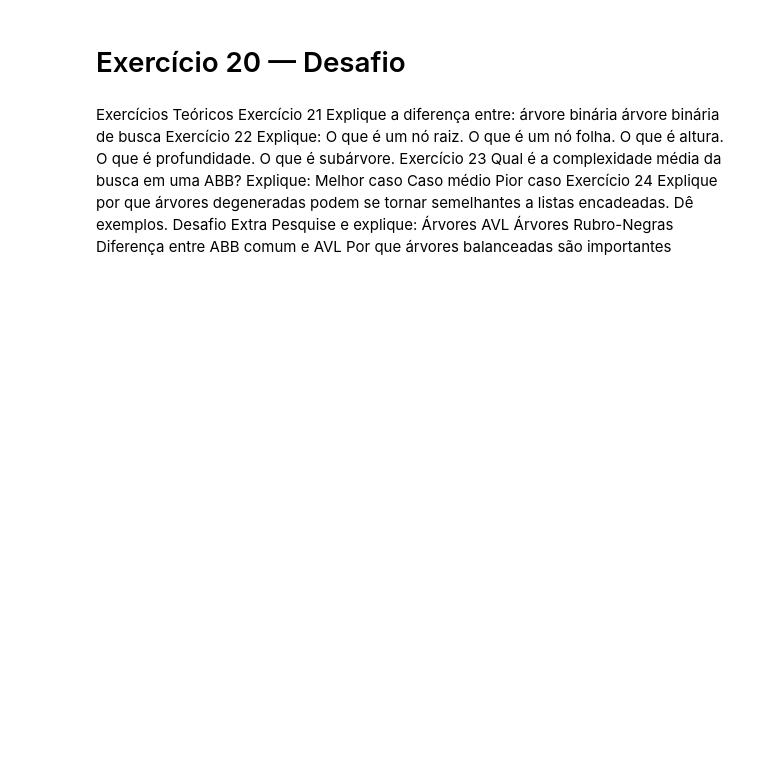
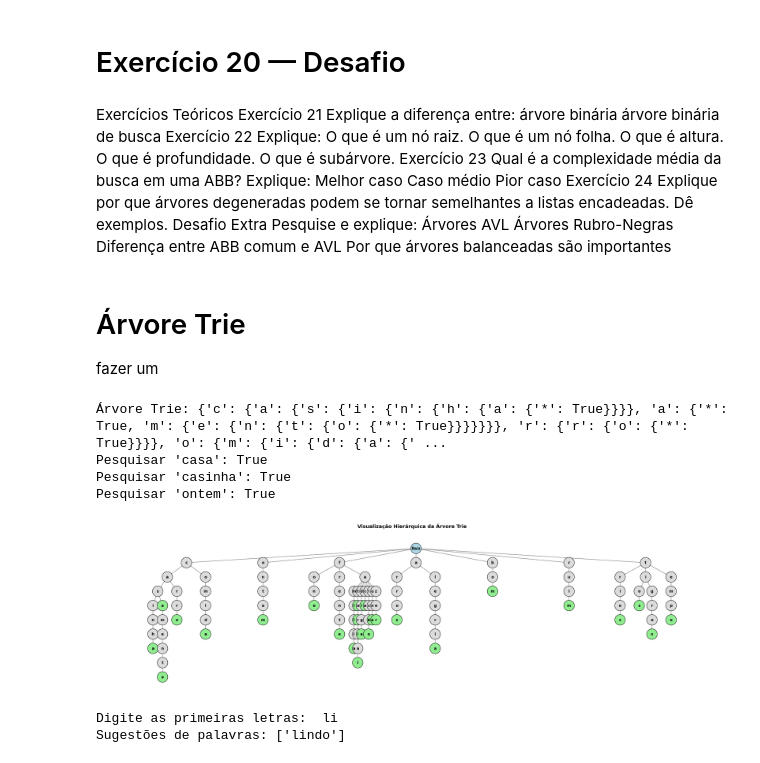
Before and after one commit to moh4b-z/uniSENAI, a Jupyter notebook: Semestre_1/Estrutura_de_dados/listas_de_exercicios_avore.ipynb, the cells around one changed output. Saved outputs shown, nothing was run; the diff lists cells and outputs as text; code cells hidden in the pictures; blank space fills up the shorter version.

```diff
--- a/Semestre_1/Estrutura_de_dados/listas_de_exercicios_avore.ipynb
+++ b/Semestre_1/Estrutura_de_dados/listas_de_exercicios_avore.ipynb
@@ -127,3 +127,43 @@ Pesquise e explique:
 Árvores Rubro-Negras
 Diferença entre ABB comum e AVL
 Por que árvores balanceadas são importantes
+# %% [markdown]
+# Árvore Trie
+
+fazer um
+# %%
+# Árvore Trie
+
+avore_trie = {}
+
+def adicionar_palavra(arvore, palavra):
+    atual = arvore
+
+    for letra in palavra:
+        if letra not in atual:
+            atual[letra] = {}
+        atual = atual[letra]
+
+    atual["*"] = True  # Marca o fim da palavra
+
+def pesquisar_palavra(arvore, palavra):
+    atual = arvore
+
+    for letra in palavra:
+        if letra not in atual:
+            return False
+        atual = atual[letra]
+
+    return "*" in atual  # Verifica se é o fim da palavra
+# %%
+# Exemplo de uso
+adicionar_palavra(avore_trie, "fazer")
+print("Árvore Trie:", avore_trie)
+print("Pesquisar 'casa':", pesquisar_palavra(avore_trie, "casa"))
+print("Pesquisar 'casinha':", pesquisar_palavra(avore_trie, "casinha"))
+print("Pesquisar 'ontem':", pesquisar_palavra(avore_trie, "ontem"))
+# %% [output]
+Árvore Trie: {'c': {'a': {'s': {'i': {'n': {'h': {'a': {'*': True}}}}, 'a': {'*': True, 'm': {'e': {'n': {'t': {'o': {'*': True}}}}}}}, 'r': {'r': {'o': {'*': True}}}}, 'o': {'m': {'i': {'d': {'a': {' ...
+Pesquisar 'casa': True
+Pesquisar 'casinha': True
+Pesquisar 'ontem': True
@@ -129,0 +230,4 @@ Por que árvores balanceadas são importantes
+# %%
+desenhar_trie_perfeita(avore_trie)
+# %% [output]
+[figure, added]
@@ -129,0 +266,7 @@ Por que árvores balanceadas são importantes
+# %%
+prefixo = input("Digite as primeiras letras: ")
+sugestoes = sugestoes_palavras_trie(avore_trie, prefixo)
+print("Sugestões de palavras:", sugestoes)
+# %% [output]
+Digite as primeiras letras:  li
+Sugestões de palavras: ['lindo']
```
Also changed, not shown: parts of 3 cells of this notebook.
